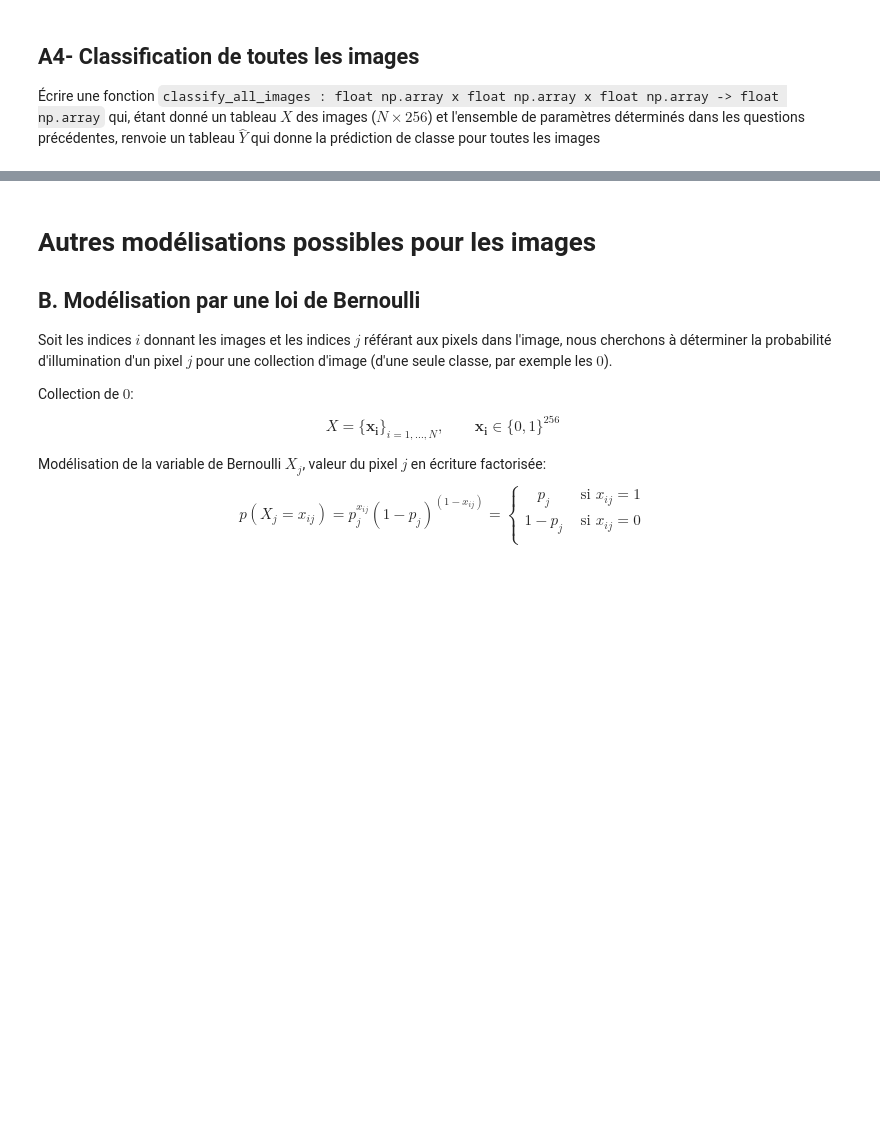
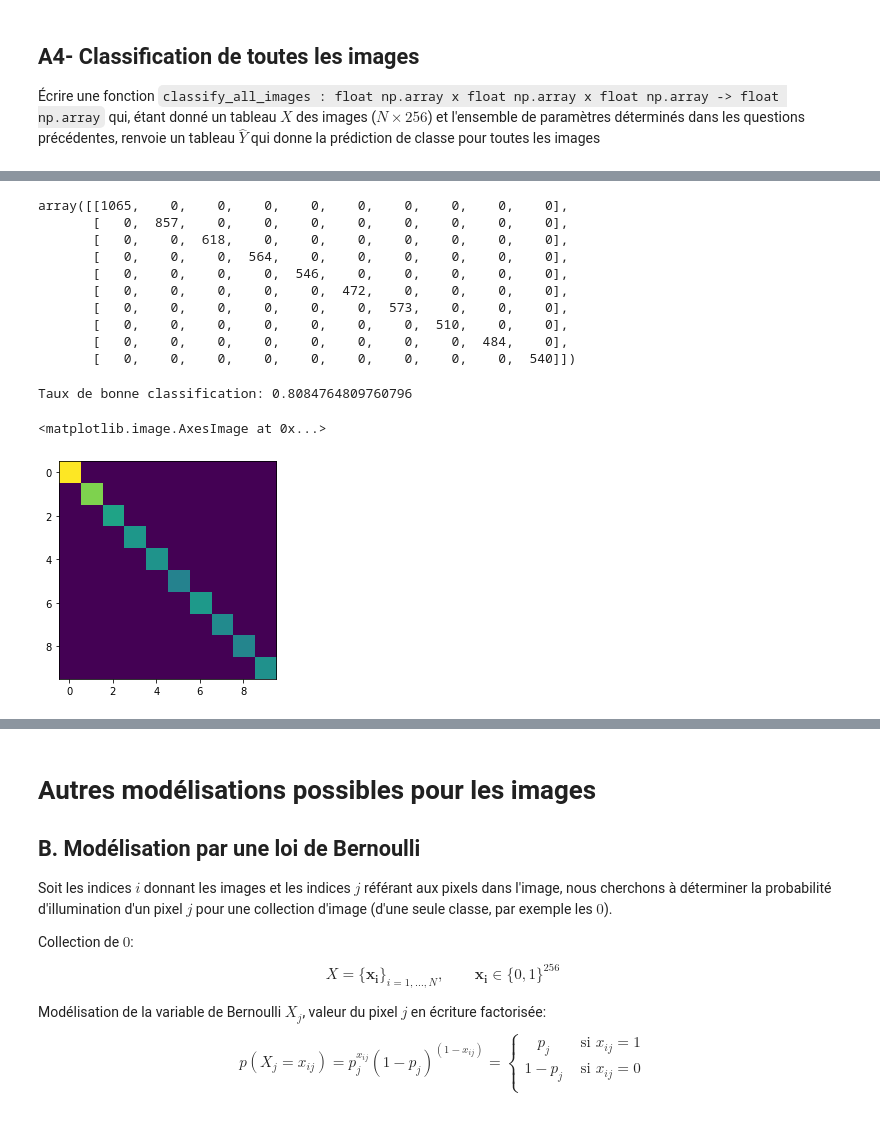
Before and after one commit to CharlesAttend/M1-S1-DAC, a Jupyter notebook: MAPSI/TME/tme3/tme3.ipynb, the cells around one changed output, grey strips where cells are left out. Cells and saved outputs as stored; diff of their text form; code cells hidden in the pictures; blank space fills up the shorter version.

```diff
--- a/MAPSI/TME/tme3/tme3.ipynb
+++ b/MAPSI/TME/tme3/tme3.ipynb
@@ -115,4 +152,13 @@ Notez que le module `np` contient une constante `np.pi` ainsi que toutes les fon
 #    = -1, il faut prendre une vraisemblance de 1 pour les pixels concernés
 def log_likelihood(img, mu, sig, defsig = 1e-5):
     # votre code
-    pass
+    if defsig == -1:
+        with np.errstate(divide='ignore', invalid="ignore"):
+            a = np.log(2*np.pi*sig**2) + (img-mu)**2/sig**2
+            np.nan_to_num(a, nan=-1, copy=False)
+    elif defsig > 0:
+        sig_copy = np.where(sig==0, defsig, sig)
+        a = np.log(2*np.pi*sig_copy**2) + (img-mu)**2/sig_copy**2
+    else:
+        raise Warning('defsig doit êtrer positif ou égal à -1')
+    return -0.5*a.sum()
@@ -141,8 +194,7 @@ Avec une vraisemblance de 1 pour les pixels problématiques:
 Écrire une fonction `classify_image : float np.array x float np.array x float np.array -> int` qui, étant donnée une image et l'ensemble de paramètres déterminés dans les questions précédentes, renvoie la classe la plus probable de l'image, c'est-à-dire celle dont la log-vraisemblance est la plus grande.
 # %%
 def classify_image(img, mu, sig, defeps=1e-5):
-    # votre code
-    pass
+    return np.array([log_likelihood(img, mu[i], sig[i], defeps) for i in range(10)]).argmax()
 # %%
 # check
 classify_image(X_train[0], mu, sig, -1)
@@ -153,7 +207,7 @@ classify_image(X_train[0], mu, sig, -1)
 # %%
 def classify_all_images(X, mu, sig, defeps=1e-5):
     # votre code
-    pass
+    return np.array([classify_image(X_i, mu, sig, -1) for X_i in X])
 # %%
 # check
 Y_train_hat = classify_all_images(X_train, mu, sig, -1)
@@ -175,0 +228,9 @@ def matrice_confusion(Y, Y_hat):
+# %%
+def matrice_confusion(Y, Y_hat):
+    unique_Y = np.unique(Y, return_counts=1)
+    unique_Y_hat = np.unique(Y_hat, return_counts=1)
+    l = []
+    for i in range(10):
+        for j in range(10):
+            l.append(np.where(Y[Y==i] == j, 1, 0).sum())
+    return np.array(l).reshape((10,10))
@@ -176,11 +257,25 @@ def matrice_confusion(Y, Y_hat):
 # %%
 # affichage de la matrice de confusion
 m = matrice_confusion(Y_train, Y_train_hat)
-
+display(m)
 print("Taux de bonne classification: {}".format(np.where(Y_train == Y_train_hat, 1, 0).mean()))
 
 plt.figure()
 plt.imshow(m)
+# %% [output]
+array([[1065,    0,    0,    0,    0,    0,    0,    0,    0,    0],
+       [   0,  857,    0,    0,    0,    0,    0,    0,    0,    0],
+       [   0,    0,  618,    0,    0,    0,    0,    0,    0,    0],
+       [   0,    0,    0,  564,    0,    0,    0,    0,    0,    0],
+       [   0,    0,    0,    0,  546,    0,    0,    0,    0,    0],
+       [   0,    0,    0,    0,    0,  472,    0,    0,    0,    0],
+       [   0,    0,    0,    0,    0,    0,  573,    0,    0,    0],
+       [   0,    0,    0,    0,    0,    0,    0,  510,    0,    0],
+       [   0,    0,    0,    0,    0,    0,    0,    0,  484,    0],
+       [   0,    0,    0,    0,    0,    0,    0,    0,    0,  540]])
+Taux de bonne classification: 0.8084764809760796
+<matplotlib.image.AxesImage at 0x...>
+[figure, added]
 # %% [markdown]
 ## A6- Ensemble d'apprentissage, ensemble de test
 
```
Also changed, not shown: parts of 15 cells of this notebook.
